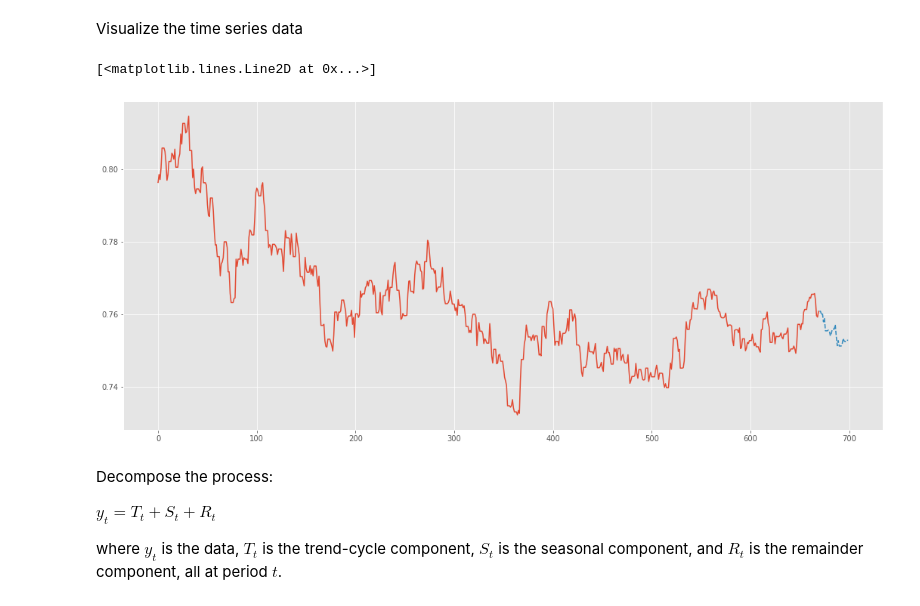
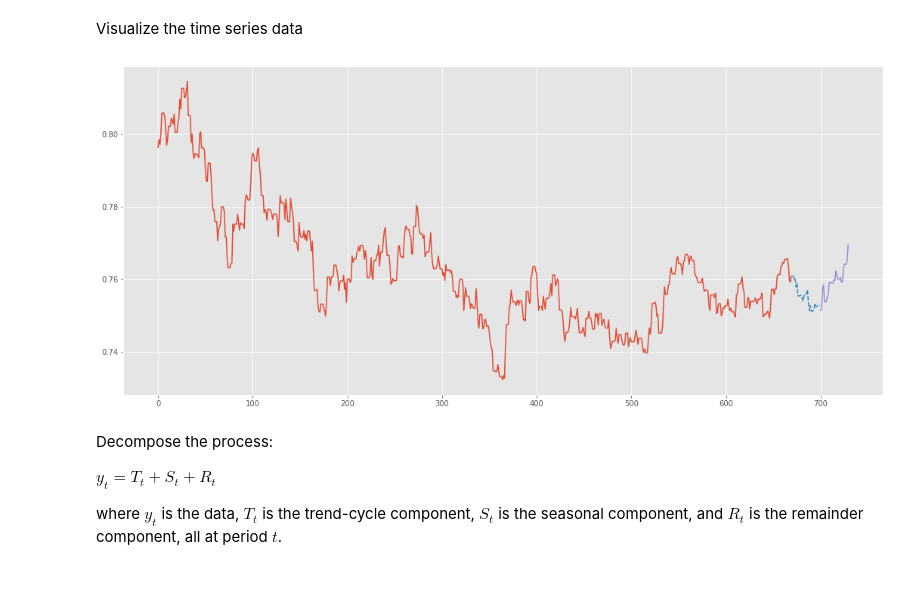
Before and after one commit to flizhou/CAD_USD_exchange_rate_predictor, a Jupyter notebook: scripts/eda.ipynb, the cells around one changed output. Drawn from its saved outputs; the diff is of its cells as text; code cells hidden in the pictures.

Commit message:
Updatad eda to generate results

```diff
--- a/scripts/eda.ipynb
+++ b/scripts/eda.ipynb
@@ -193,17 +130,3 @@ cad_to_usd.head()
 | 4 | 2018-01-05 | 0.8000 | 0.8090 | 0.7987 | 0.8059 |
 # %% [markdown]
 Split data into train, valid and test datasets
-# %%
-def split_data(data, split_ratio=0.95, num=30):
-
-    train_valid, test = (
-        data.iloc[: - num],
-        data.iloc[- num:],
-    )
-    splits = int(train_valid.shape[0] * split_ratio)
-    train, valid = (
-        train_valid.iloc[: - num],
-        train_valid.iloc[- num:]
-    )
-
-    return train, valid, test, train_valid
@@ -225,9 +133,13 @@ def split_data(data, split_ratio=0.95, num=30):
 # %%
-train, valid, test, train_valid = split_data(cad_to_usd[["close"]], 0.95, 30)
+train, valid, test, train_valid = split_data(cad_to_usd[["close"]], 30)
 
 print(f"The shape of train is {train.shape}")
 print(f"The shape of valid is {valid.shape}")
 print(f"The shape of test is {test.shape}")
+
+# train.to_csv('../data/clean_data/train.csv')
+# valid.to_csv('../data/clean_data/valid.csv')
+# test.to_csv('../data/clean_data/test.csv')
 # %% [output]
 The shape of train is (670, 1)
 The shape of valid is (30, 1)
@@ -243,11 +159,11 @@ Visualize the time series data
 # %%
 plt.figure(figsize=(18, 8))
 plt.plot(train.close, "-")
 plt.plot(valid.close, "--")
-# plt.plot(test.close, '-')
+plt.plot(test.close, '-')
+plt.savefig(f'../results/data_visual.png', bbox_inches='tight')
 # %% [output]
-[<matplotlib.lines.Line2D at 0x...>]
-[figure, old version]
+[figure, new version]
 # %% [markdown]
 Decompose the process:
 
```
Also changed, not shown: parts of 30 cells of this notebook.
